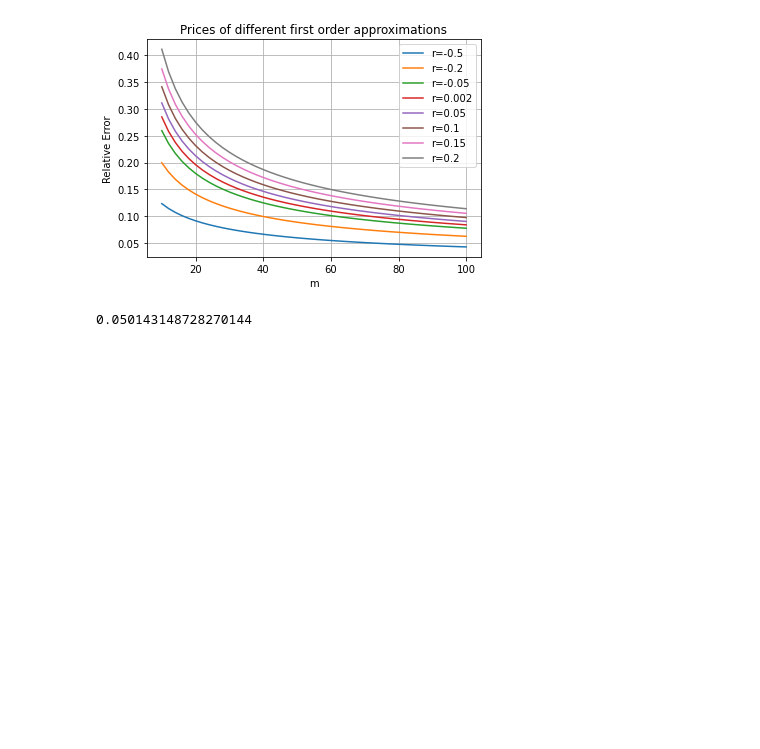
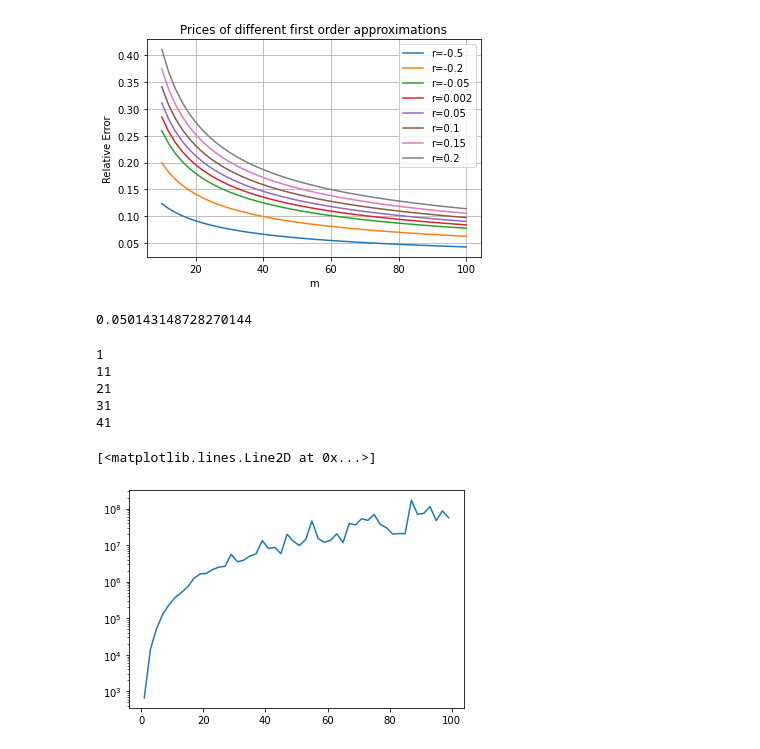
Before and after one commit to WoutervDijk/Thesis, a Jupyter notebook: notebooks/Cleaned_Notebook.ipynb, the cells around one changed output. Saved outputs shown, nothing was run; the diff lists cells and outputs as text; code cells hidden in the pictures; blank space fills up the shorter version.

```diff
--- a/notebooks/Cleaned_Notebook.ipynb
+++ b/notebooks/Cleaned_Notebook.ipynb
@@ -434,3 +434,42 @@ df = df.rename_axis("m")
 df.columns.name = df.index.name
 df.index.name = None  # Makes m align with the column names
 df.to_latex("TableMonteCarloWithCI.tex")
+# %%
+from timeit import default_timer as timer
+# Generate time plots
+r_ = 0.05
+sigma = 0.3
+T = 0.5
+S_0 = 100
+N_true = 100000000 # 1 billion draws to simulate the "true" price
+
+m_points = np.arange(1, 101, 2)
+sims = np.zeros((m_points.size, 4)) # Contains mean est, the std and broadie second-order approx
+for i, m in enumerate(m_points):
+    start = timer()
+    sims[i,0], max_gbws = sim_price_lookback_put(S_0, r_, sigma, T, N_true, m)
+    sims[i,3] = timer() - start
+    std_est = cp.sqrt(cp.mean(max_gbws**2, dtype="float64") - cp.mean(max_gbws, dtype="float64")**2)
+    sims[i,1] = np.exp(-r_ * T) * std_est.item() * S_0
+    max_gbws = None
+    sims[i,2] = broadie_second_order_approx(S_0, r_, sigma, T, m)
+    if i % 10 == 1:
+        print(i)
+np.save("simulationsForTimeGraph", sims)
+# %% [output]
+1
+11
+21
+31
+41
+# %%
+# Do calculations and plot graph
+sims = np.load("simulationsForTimeGraph.npy")
+second_order_approx_error = np.abs(sims[:,2] - sims[:, 0])
+N_equivalent = (1.96 * sims[:,1]/second_order_approx_error)**2   # The N for which the error is at most the Monte Carlo error with 95% prob
+import matplotlib.pyplot as plt
+plt.yscale("log")
+plt.plot(m_points, N_equivalent)
+# %% [output]
+[<matplotlib.lines.Line2D at 0x...>]
+[figure, added]
```
Also changed, not shown: parts of 2 cells of this notebook.
